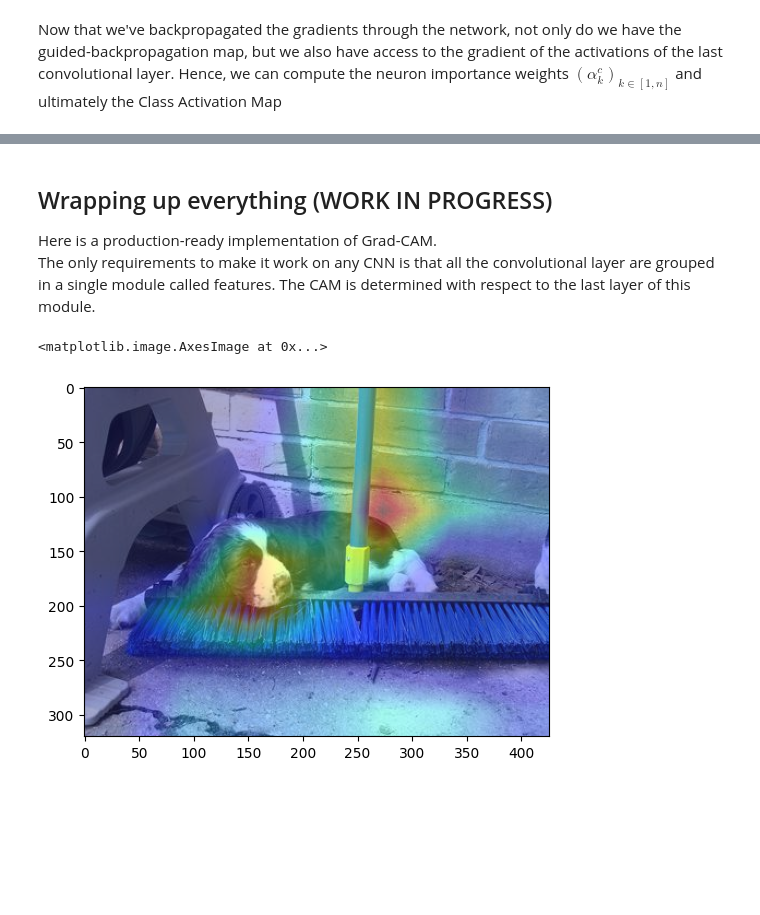
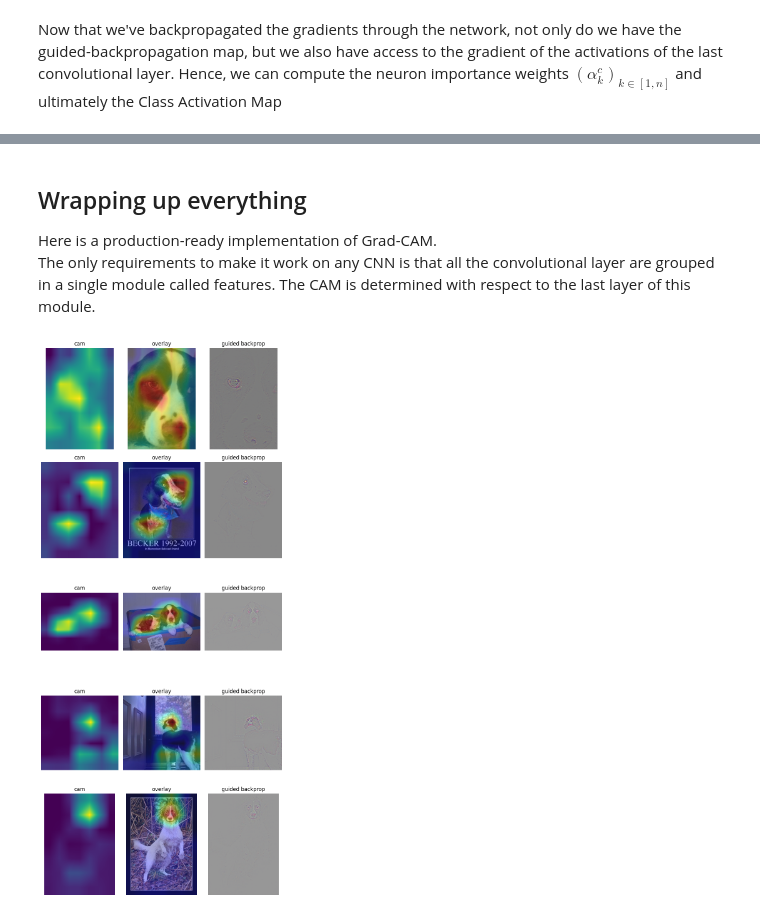
Before and after one commit to lmartinez2001/Deep-Learning, a Jupyter notebook: 3_Grad_CAM.ipynb, the cells around one changed output, grey strips where cells are left out. Drawn from its saved outputs; the diff is of its cells as text; code cells hidden in the pictures; blank space fills up the shorter version.

```diff
--- a/3_Grad_CAM.ipynb
+++ b/3_Grad_CAM.ipynb
@@ -278,5 +280,5 @@ plt.tight_layout()
 # %% [markdown]
-## Wrapping up everything (WORK IN PROGRESS)
+## Wrapping up everything
 
 Here is a production-ready implementation of Grad-CAM.
 The only requirements to make it work on any CNN is that all the convolutional layer are grouped in a single module called features. The CAM is determined with respect to the last layer of this module.
@@ -404,10 +406,12 @@ class CAMGenerator(nn.Module):
 
         return self.cam
 # %%
+n_images = 5
 springer_id = name_to_id_classes['English_springer']
-springer_im = os.listdir(os.path.join(root_imgs, springer_id))[2]
+springer_ims = [os.listdir(os.path.join(root_imgs, springer_id))[i] for i in range(n_images)]
 
-im = Image.open(os.path.join(root_imgs, springer_id, springer_im))
+
+ims = (Image.open(os.path.join(root_imgs, springer_id, springer_im)) for springer_im in springer_ims)
 model = vgg16(weights=VGG16_Weights.IMAGENET1K_V1, progress=False)
 transform = T.Compose([
             T.Resize([256, 256], interpolation=T.InterpolationMode.BILINEAR),
@@ -419,11 +423,24 @@ transform = T.Compose([
 
 camgen = CAMGenerator(model, transform)
 
-cam = camgen.run(im, class_choice='best_pred')
-overlay = camgen.overlay_cam_on_image()
-guided = camgen.guided_backprop()
+results = []
+for i, im in enumerate(ims):
+    cam = camgen.run(im, class_choice='best_pred')
+    overlay = camgen.overlay_cam_on_image()
+    guided = camgen.guided_backprop()
+    results.append({'cam': cam, 'overlay': overlay, 'guided_backprop': guided})
-# %%
-plt.imshow(overlay)
-# %% [output]
-<matplotlib.image.AxesImage at 0x...>
-[figure, removed]
+# %%
+fig, axes = plt.subplots(n_images, 3, figsize=(8,18))
+for i in range(n_images):
+    axes[i][0].imshow(results[i]['cam'])
+    axes[i][0].axis('off')
+    axes[i][0].set_title('cam')
+    axes[i][1].imshow(results[i]['overlay'])
+    axes[i][1].axis('off')
+    axes[i][1].set_title('overlay')
+    axes[i][2].imshow(torch2np(results[i]['guided_backprop']))
+    axes[i][2].axis('off')
+    axes[i][2].set_title('guided backprop')
+plt.tight_layout()
+# %% [output]
+[figure, added]
```
Also changed, not shown: parts of 5 cells of this notebook.
